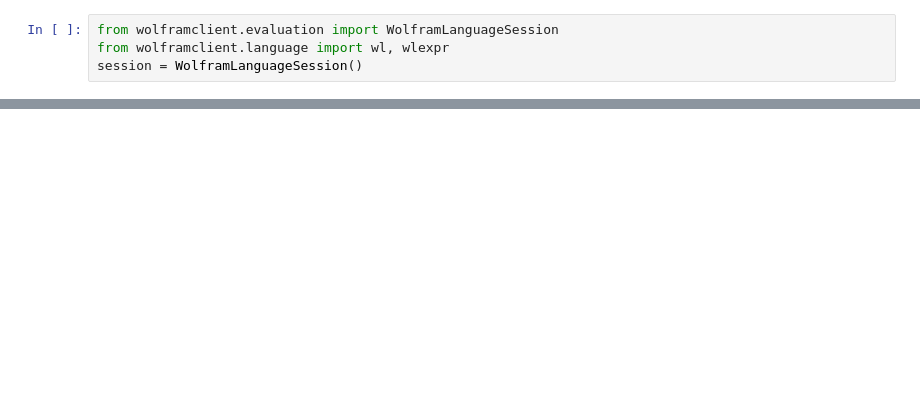
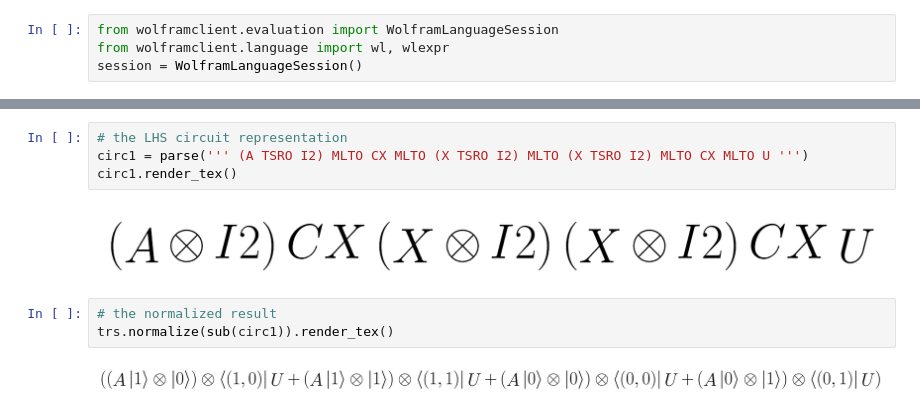
Before and after one commit to LucianoXu/28-Dirac3, a Jupyter notebook: test.ipynb, the cells around one changed output, grey strips where cells are left out. Saved outputs shown, nothing was run; the diff lists cells and outputs as text; blank space fills up the shorter version.

```diff
--- a/test.ipynb
+++ b/test.ipynb
@@ -49,0 +71,11 @@ render_latex(formula)
+# %%
+# the LHS circuit representation
+circ1 = parse(''' (A TSRO I2) MLTO CX MLTO (X TSRO I2) MLTO (X TSRO I2) MLTO CX MLTO U ''')
+circ1.render_tex()
+# %% [output]
+[figure, added]
+# %%
+# the normalized result
+trs.normalize(sub(circ1)).render_tex()
+# %% [output]
+[figure, added]
```
Also changed, not shown: parts of 22 cells of this notebook, 10 other files.
